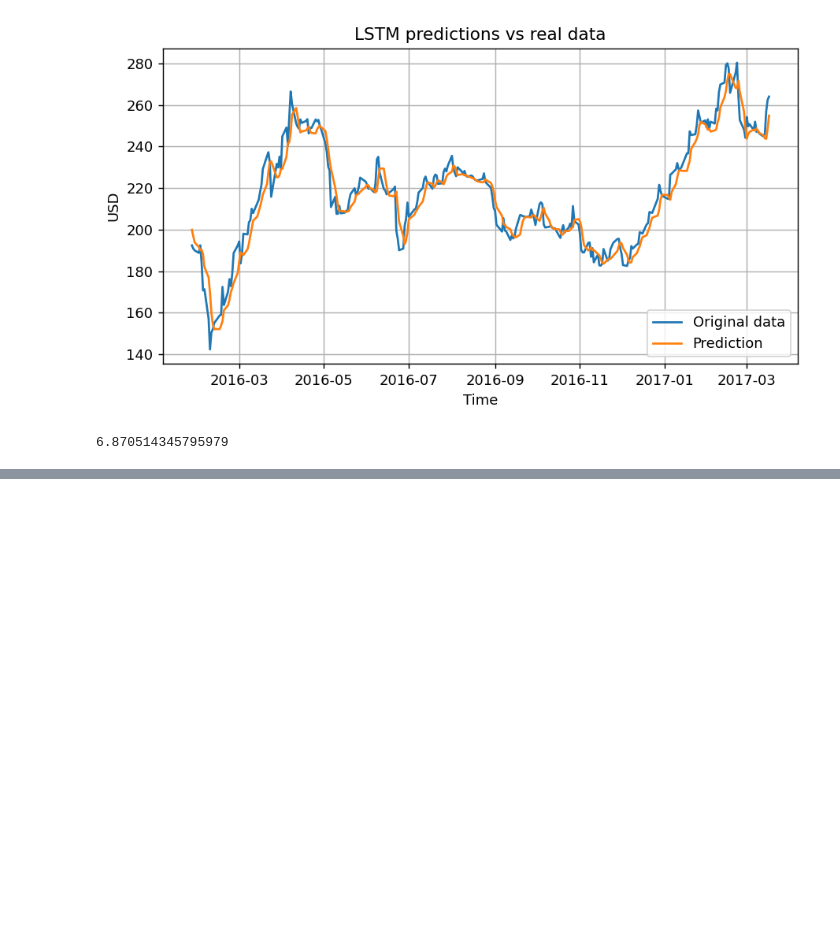
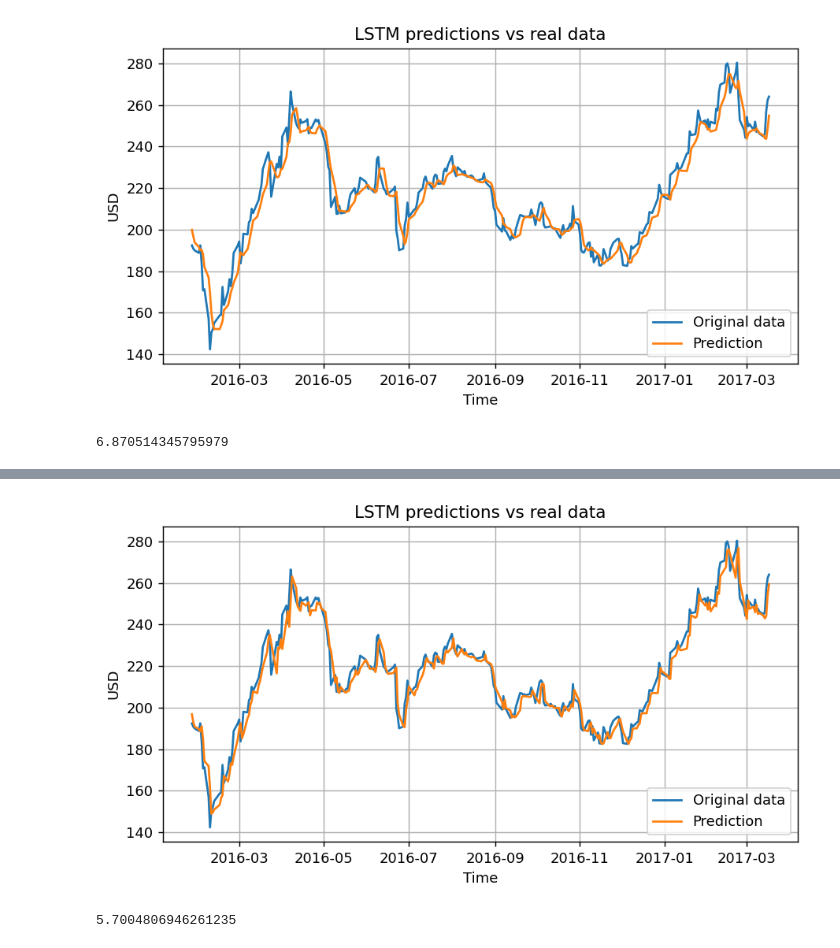
Before and after one commit to adamaj99pwr/ML, a Jupyter notebook: lab5/lab5.ipynb, the cells around one changed output, grey strips where cells are left out. Cells and saved outputs as stored; diff of their text form; code cells hidden in the pictures; blank space fills up the shorter version.

```diff
--- a/lab5/lab5.ipynb
+++ b/lab5/lab5.ipynb
@@ -326,0 +342,7 @@ RMSE2
+# %%
+tuner3 = keras_tuner.RandomSearch(build_model3, objective='val_accuracy', max_trials = 1)
+x_tr = X_train[:-304]
+y_tr = y_train[:-304]
+x_val = X_train[-304:]
+y_val = y_train[-304:]
+tuner3.search(x_tr, y_tr, epochs=3, validation_data=(x_val, y_val))
@@ -326,0 +355,3 @@ RMSE2
+# %%
+gru = tuner3.get_best_models(num_models=1)[0]
+gru.summary()
@@ -326,0 +376,2 @@ RMSE2
+# %%
+gru_history = gru.fit(X_train, y_train, epochs = 50, batch_size = 64)
@@ -326,0 +396,4 @@ RMSE2
+# %%
+y_pred_gru = gru.predict(X_test)
+y_pred_gru_noscaling = scaler.inverse_transform(y_pred_gru)
+y_test_noscaling = scaler.inverse_transform(y_test)
@@ -326,0 +402,16 @@ RMSE2
+# %%
+plt.plot(test_dates[50:], y_test_noscaling, label='Original data')
+plt.plot(test_dates[50:], y_pred_gru_noscaling, label='Prediction')
+plt.legend()
+plt.grid()
+plt.title('LSTM predictions vs real data')
+plt.xlabel('Time')
+plt.ylabel('USD')
+plt.show()
+# %% [output]
+[figure, added]
+# %%
+RMSE3 = np.sqrt(np.square(np.subtract(y_test_noscaling, y_pred_gru_noscaling)).mean())
+RMSE3
+# %% [output]
+5.7004806946261235
```
Also changed, not shown: parts of 7 cells of this notebook, 6 other files.
